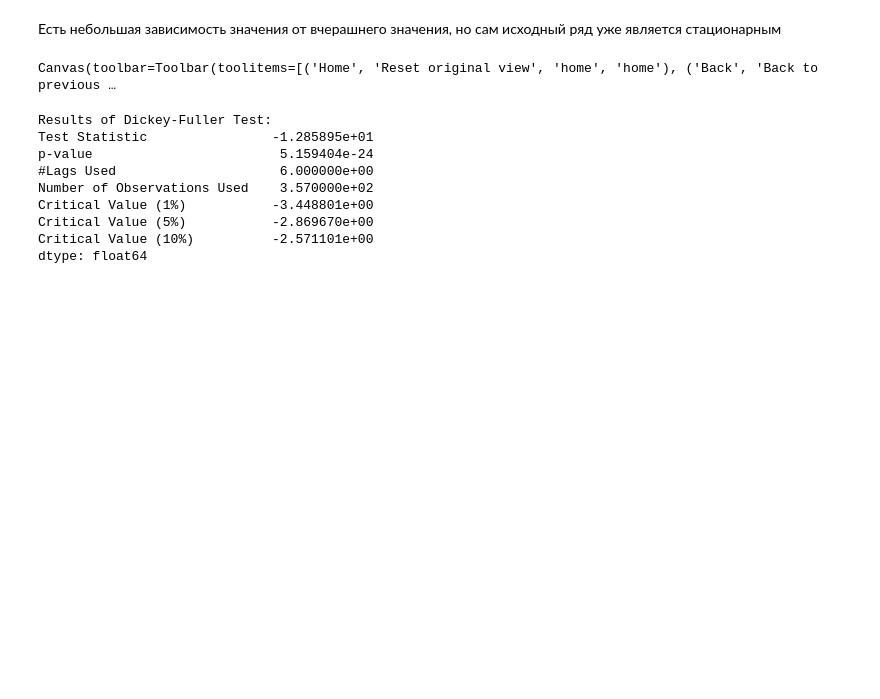
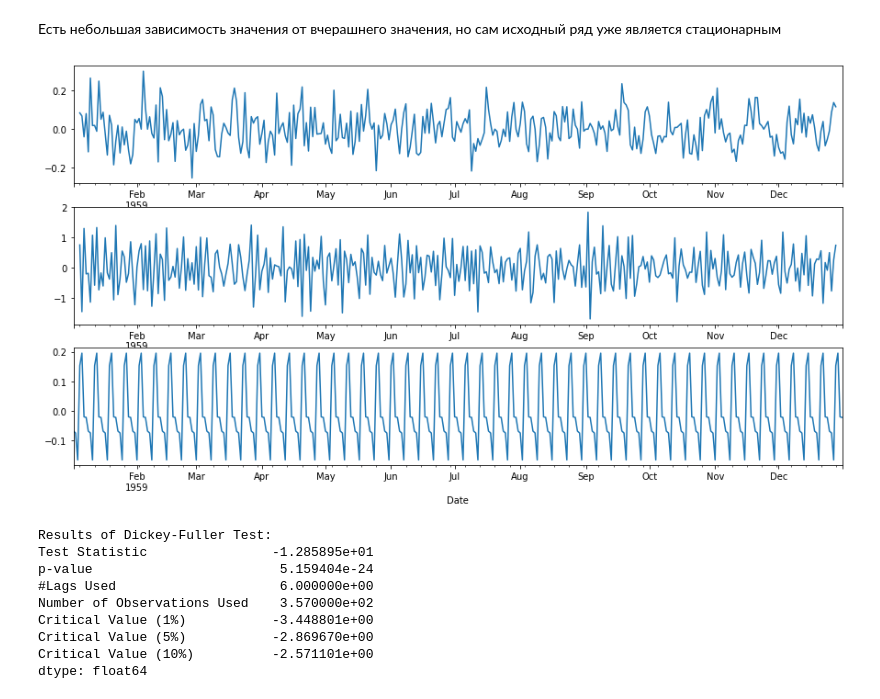
Before and after one commit to ksetdekov/HSE_DS, a Jupyter notebook: 03 Math/Stat hw5/hw5.ipynb, the cells around one changed output. Saved outputs shown, nothing was run; the diff lists cells and outputs as text; code cells hidden in the pictures; blank space fills up the shorter version.

```diff
--- a/03 Math/Stat hw5/hw5.ipynb
+++ b/03 Math/Stat hw5/hw5.ipynb
@@ -344,10 +358,16 @@ dtype: float64
 # %%
 girls['births_boxcox'], lmbd = stats.boxcox(girls['Births'])
 girls['births_boxcox_diff'] = girls.births_boxcox - girls.births_boxcox.shift(1)
-sm.tsa.seasonal_decompose(girls.births_boxcox_diff[1:]).plot()
-plt.show()
+girls_boxcos = sm.tsa.seasonal_decompose(girls.births_boxcox_diff[1:])
+
+
+fig, (ax1,ax2,ax3) = plt.subplots(3,1, figsize=(15,8))
+girls_boxcos.trend.plot(ax=ax1)
+girls_boxcos.resid.plot(ax=ax2)
+girls_boxcos.seasonal.plot(ax=ax3)
+fig.show()
 # %% [output]
-Canvas(toolbar=Toolbar(toolitems=[('Home', 'Reset original view', 'home', 'home'), ('Back', 'Back to previous …
+[figure, added]
 # %%
 adf_test(girls.births_boxcox_diff[1:])
 # %% [output]
```
Also changed, not shown: parts of 58 cells of this notebook.
